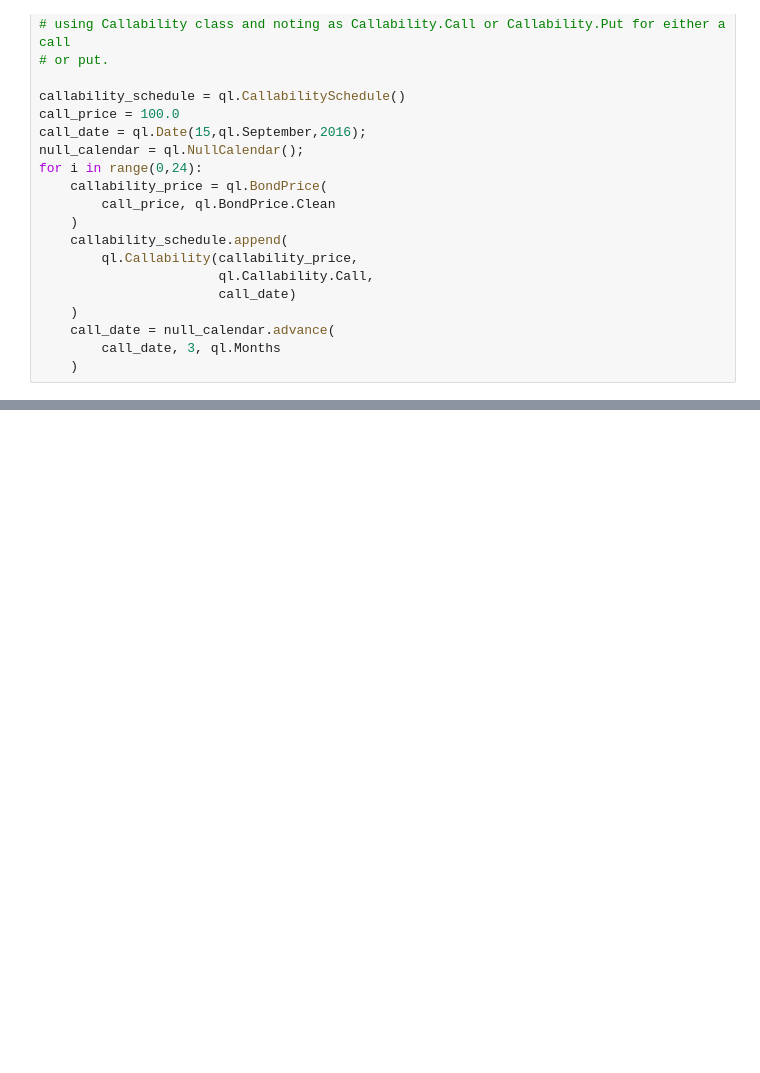
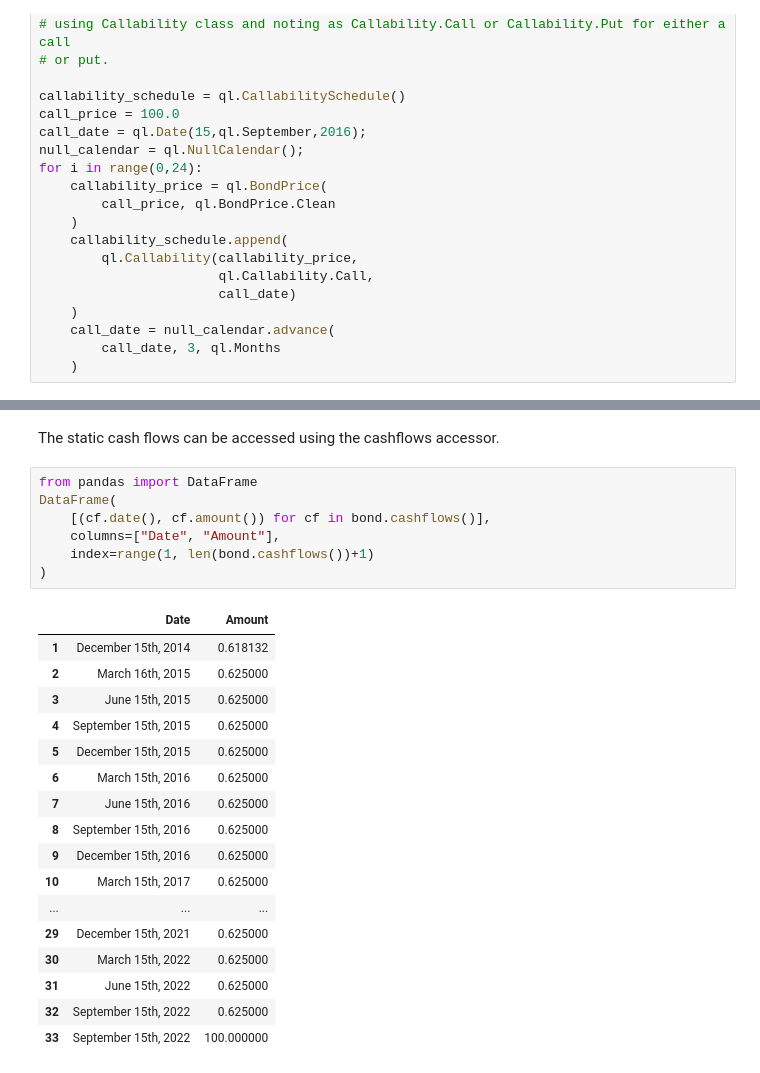
Before and after one commit to mimed95/quantlib_cookbook, a Jupyter notebook: Bonds/callable.ipynb, the cells around one changed output, grey strips where cells are left out. Saved outputs shown, nothing was run; the diff lists cells and outputs as text; blank space fills up the shorter version.

```diff
--- a/Bonds/callable.ipynb
+++ b/Bonds/callable.ipynb
@@ -37,0 +90,27 @@ for i in range(0,24):
+# %% [markdown]
+The static cash flows can be accessed using the cashflows accessor.
+# %%
+from pandas import DataFrame
+DataFrame(
+    [(cf.date(), cf.amount()) for cf in bond.cashflows()],
+    columns=["Date", "Amount"],
+    index=range(1, len(bond.cashflows())+1)
+)
+# %% [output]
+|  | Date | Amount |
+| 1 | December 15th, 2014 | 0.618132 |
+| 2 | March 16th, 2015 | 0.625000 |
+| 3 | June 15th, 2015 | 0.625000 |
+| 4 | September 15th, 2015 | 0.625000 |
+| 5 | December 15th, 2015 | 0.625000 |
+| 6 | March 15th, 2016 | 0.625000 |
+| 7 | June 15th, 2016 | 0.625000 |
+| 8 | September 15th, 2016 | 0.625000 |
+| 9 | December 15th, 2016 | 0.625000 |
+| 10 | March 15th, 2017 | 0.625000 |
+| ... | ... | ... |
+| 29 | December 15th, 2021 | 0.625000 |
+| 30 | March 15th, 2022 | 0.625000 |
+| 31 | June 15th, 2022 | 0.625000 |
+| 32 | September 15th, 2022 | 0.625000 |
+| 33 | September 15th, 2022 | 100.000000 |
```
Also changed, not shown: parts of 8 cells of this notebook.
